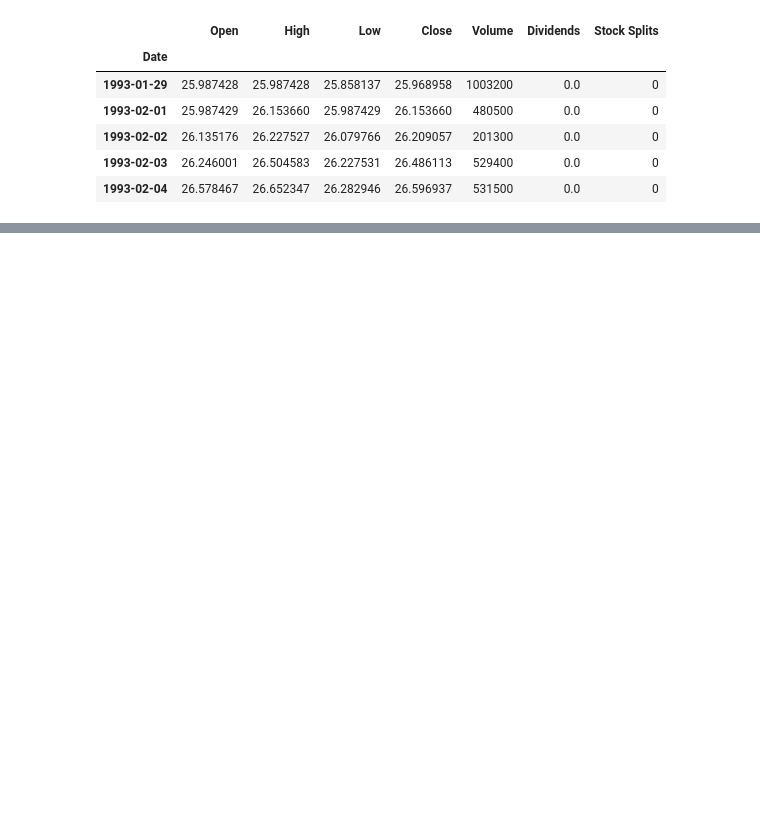
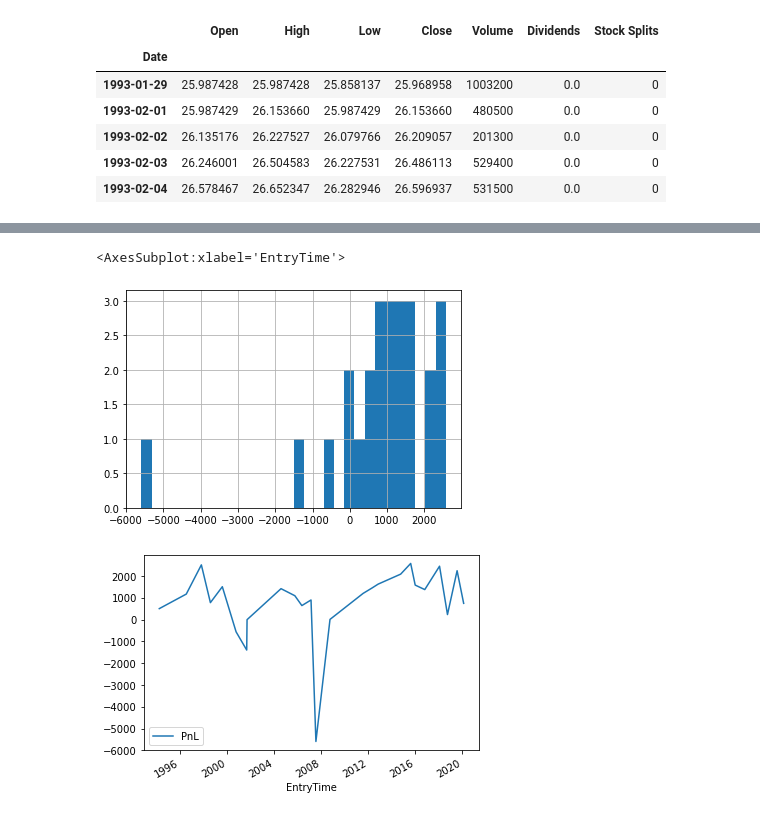
Before and after one commit to evelynyou/capstone_indicators, a Jupyter notebook: productionize.ipynb, the cells around one changed output, grey strips where cells are left out. Cells and saved outputs as stored; diff of their text form; code cells hidden in the pictures; blank space fills up the shorter version.

```diff
--- a/productionize.ipynb
+++ b/productionize.ipynb
@@ -555,0 +119,8 @@ stats["Sharpe Ratio"]
+# %%
+rsi_trades = equity_trades['RsiSignal'][1]
+rsi_trades['PnL'].hist(bins=30)
+rsi_trades.loc[:, ['PnL', "EntryTime"]].set_index('EntryTime').plot()
+# %% [output]
+<AxesSubplot:xlabel='EntryTime'>
+[figure, added]
+[figure, added]
```
Also changed, not shown: parts of 63 cells of this notebook, 3 other files.
